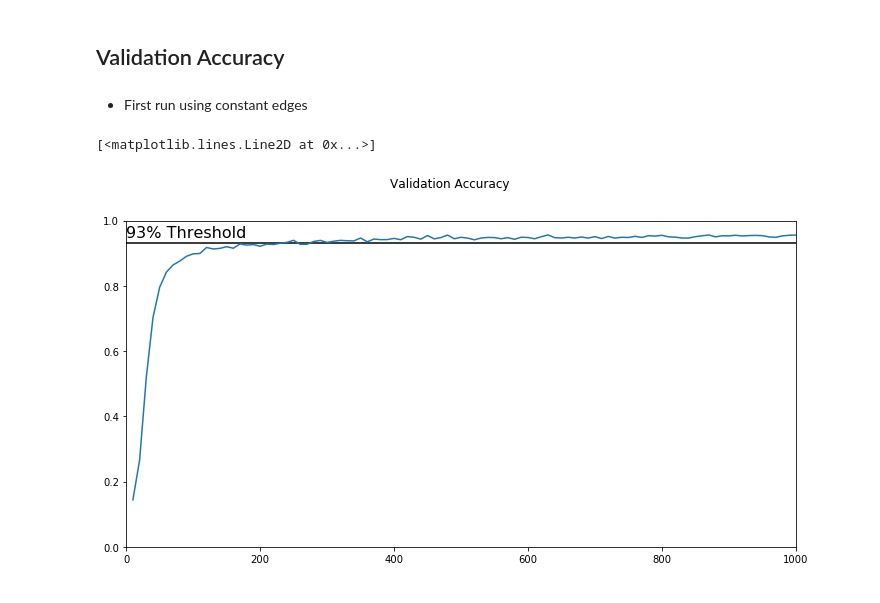
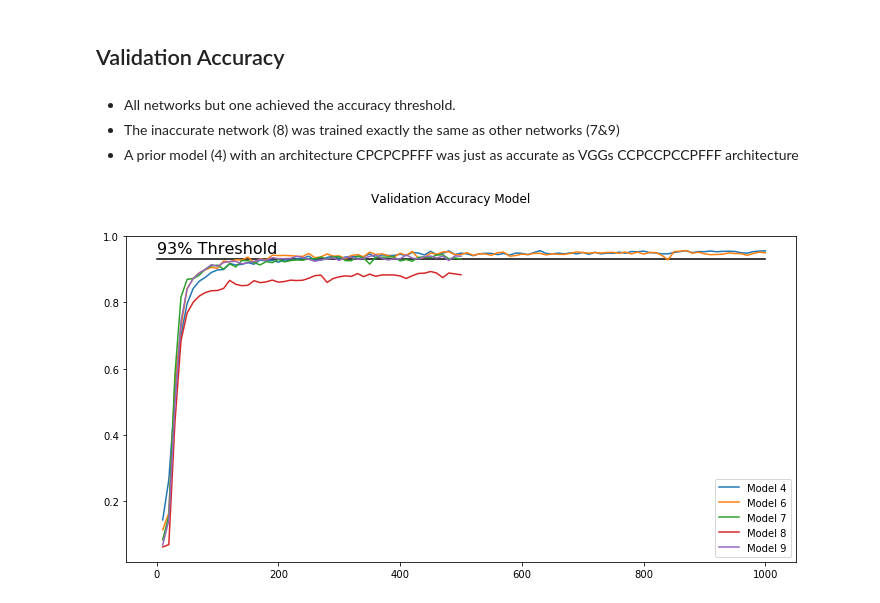
Before and after one commit to sketchc89/TrafficSign-P2, a Jupyter notebook: Traffic_Sign_Classifier_Grayscale.ipynb, the cells around one changed output. Cells and saved outputs as stored; diff of their text form; code cells hidden in the pictures.

Commit message:
Added architecture image. Explained work better

```diff
--- a/Traffic_Sign_Classifier_Grayscale.ipynb
+++ b/Traffic_Sign_Classifier_Grayscale.ipynb
@@ -407,6 +413,10 @@ sets imply underfitting. A high accuracy on the training set but low accuracy on
 # %%
 def SketchNet(input_layer, dropout, num_classes=43):
-
+    ''' Neural Network modeled on VGG Net and scaled down for my machine.
+    Params: input_layer:  4D tensor holding 32x32 grayscale images
+            dropout:      Fraction of neurons to kill during training using dropout alrogithm
+            num_classes:  Number of discrete classes this network will predict
+    '''
 #     depth = [1, 6, 16, 400, 160, 96, num_classes]
     input_layer = tf.reshape(x, [-1,32,32, 1])
     print('Layer 0 Init: Shape {}'.format(input_layer.get_shape()))
@@ -499,10 +509,9 @@ Layer 11 Matrix Multiplication: Shape (?, 400)
 Layer 12 Matrix Multiplication: Shape (?, 100)
 Final Layer Matrix Multiplication: Shape (?, 43)
 # %%
-def evaluate(X_data, y_data):
+def evaluate(X_data, y_data, sess):
     num_examples = len(X_data)
     total_accuracy = 0
-    sess = tf.get_default_session()
     for offset in range(0, num_examples, BATCH_SIZE):
         batch_x = X_data[offset:offset+BATCH_SIZE]
         batch_y = y_data[offset:offset+BATCH_SIZE]
@@ -603,18 +615,24 @@ accuracy
 accuracy.to_csv('accuracy_testmodel6.csv', index=False)
 # %% [markdown]
 ## Validation Accuracy
-# %% [markdown]
-* First run using constant edges
+# %% [markdown]
+* All networks but one achieved the accuracy threshold.
+* The inaccurate network (8) was trained exactly the same as other networks (7&9)
+* A prior model (4) with an architecture CPCPCPFFF was just as accurate as VGGs CCPCCPCCPFFF architecture
 # %%
-accuracy = pd.read_csv('accuracy_testmodel4.csv')
+# Models 6-9 trained with VGG-like net
 fig = plt.figure(figsize=(12,6))
-fig.suptitle('Validation Accuracy')
-ax1 = plt.subplot(111)
+fig.suptitle('Validation Accuracy Model'.format(i))
 ax1.set_xlim(left=0, right=1000)
 ax1.set_ylim(top=1.0, bottom=0.0)
-plt.plot((0,1000),(.93,.93), 'k-')
+ax1 = plt.subplot(111)
 plt.text(0,.95, '93% Threshold', fontsize=16)
-plt.plot(accuracy['Epoch'], accuracy['Accuracy'])
+ax1.plot((0,1000),(.93,.93), 'k-')
+for i in range(4,10):
+    if i != 5:
+        accuracy = pd.read_csv('accuracy_testmodel{0}.csv'.format(i))
+        ax1.plot(accuracy['Epoch'], accuracy['Accuracy'], label='Model {0}'.format(i))
+legend = ax1.legend()
+plt.show()
 # %% [output]
-[<matplotlib.lines.Line2D at 0x...>]
-[figure, old version]
+[figure, new version]
```
Also changed, not shown: parts of 21 cells of this notebook, 13 other files.
